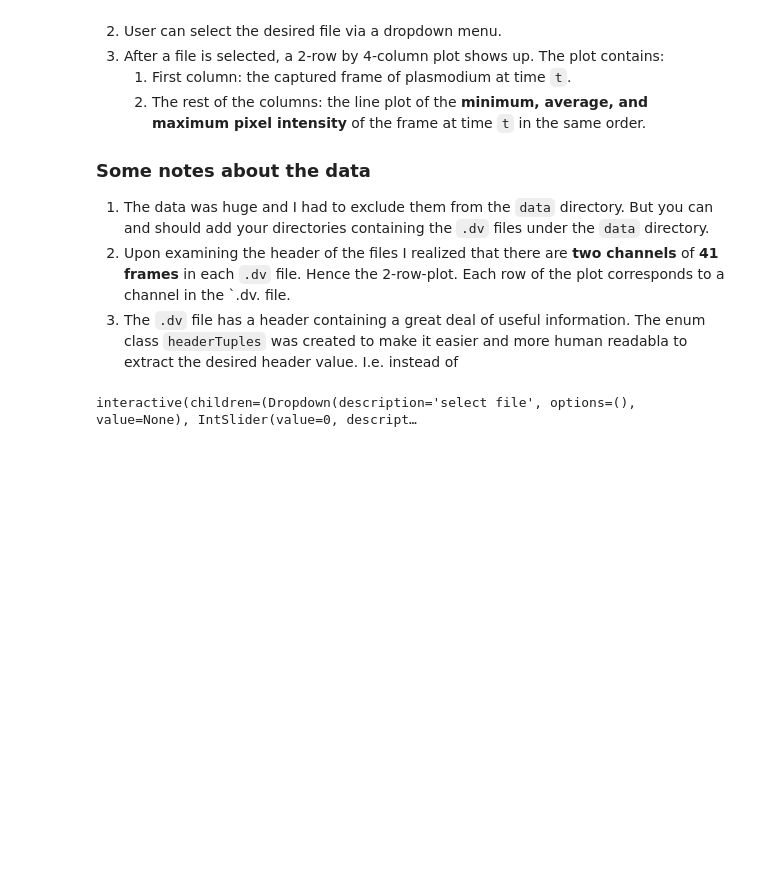
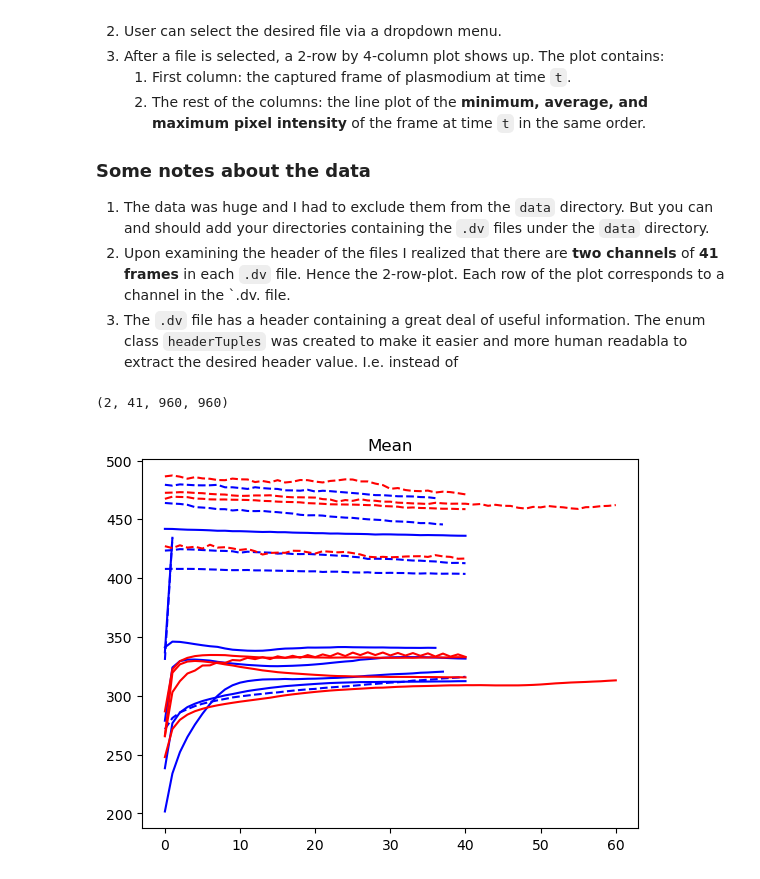
Before and after one commit to quinngroup/Plasmodium, a Jupyter notebook: Plasmodium.ipynb, the cells around one changed output. Drawn from its saved outputs; the diff is of its cells as text; code cells hidden in the pictures; blank space fills up the shorter version.

Commit message:
New calculations performed and figures added.

```diff
--- a/Plasmodium.ipynb
+++ b/Plasmodium.ipynb
@@ -40 +44,5 @@ from PIL import Image
+# %%
+# Configuration.
+
+data_root = ""
 # %%
@@ -107,10 +110,10 @@ def get_intensities(dv_img, type: str = 'mean'):
 def get_dv_data(img: DVFile):
     return img.asarray()
 # %%
-def draw():
+def draw(data_dir):
 
     @interact
-    def brows_files(filename=widgets.Dropdown(options=dv_files, description="select file"), i=widgets.IntSlider(min=0, max=40, step=1, value=0)):
+    def brows_files(filename=widgets.Dropdown(options=find_dv_files(data_dir), description="select file"), i=widgets.IntSlider(min=0, max=40, step=1, value=0)):
         dv_file = load_dv_file(filename)
         image = get_dv_data(dv_file)
         n = image.shape[1] - 1 if image is not None else 40
@@ -171,7 +174,34 @@ def draw():
 
         fig.tight_layout()
 
-
-draw()
+draw(data_root)
-# %% [output]
-interactive(children=(Dropdown(description='select file', options=(), value=None), IntSlider(value=0, descript…
+# %%
+# Let's walk through it here.
+dv_files = find_dv_files(data_root)
+controls = list(filter(lambda x: x.find("Control") >= 0, dv_files))
+mutants = list(filter(lambda x: x.find("Control") < 0, dv_files))
+# %%
+# Load the first one.
+dv_file = load_dv_file(dv_files[0])
+image = get_dv_data(dv_file)
+print(image.shape)
+# %% [output]
+(2, 41, 960, 960)
+# %%
+plt.figure(0)
+plt.title("Mean")
+for c in controls:
+    dv = load_dv_file(c)
+    img = get_dv_data(dv)
+
+    plt.plot(img[0].mean(axis = (1, 2)), 'b-')
+    plt.plot(img[1].mean(axis = (1, 2)), 'b--')
+
+for c in mutants:
+    dv = load_dv_file(c)
+    img = get_dv_data(dv)
+
+    plt.plot(img[0].mean(axis = (1, 2)), 'r-')
+    plt.plot(img[1].mean(axis = (1, 2)), 'r--')
+# %% [output]
+[figure, added]
```
Also changed, not shown: parts of 6 cells of this notebook.
